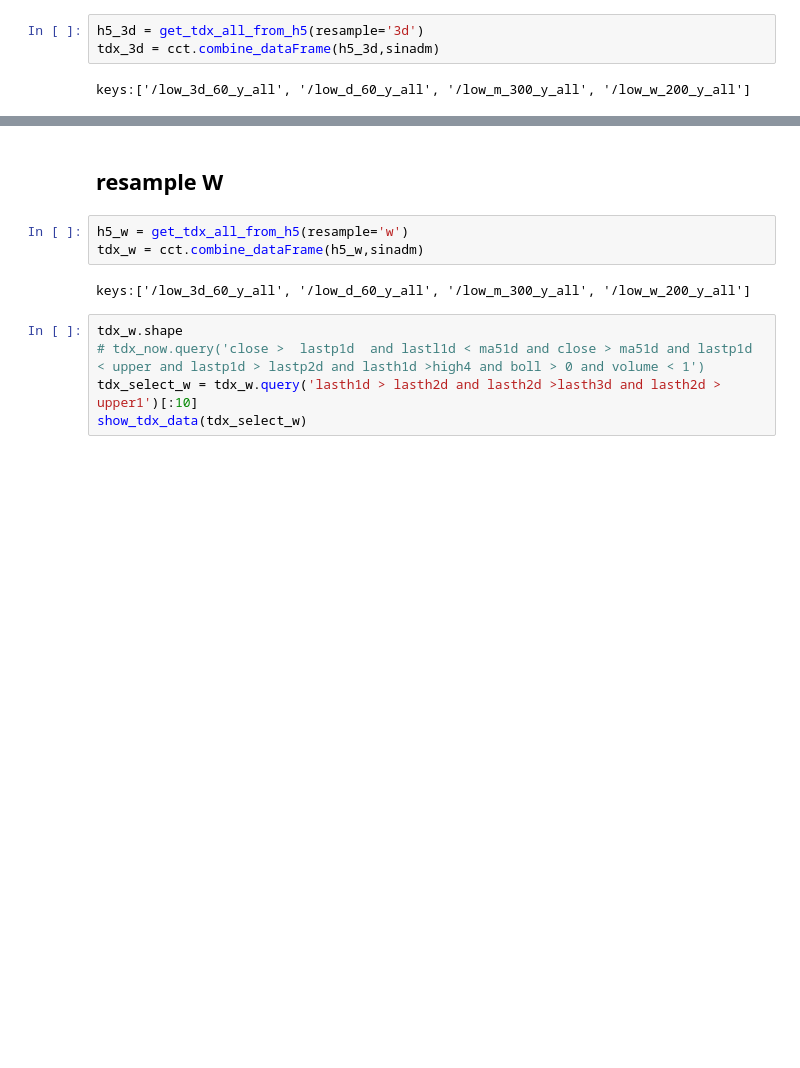
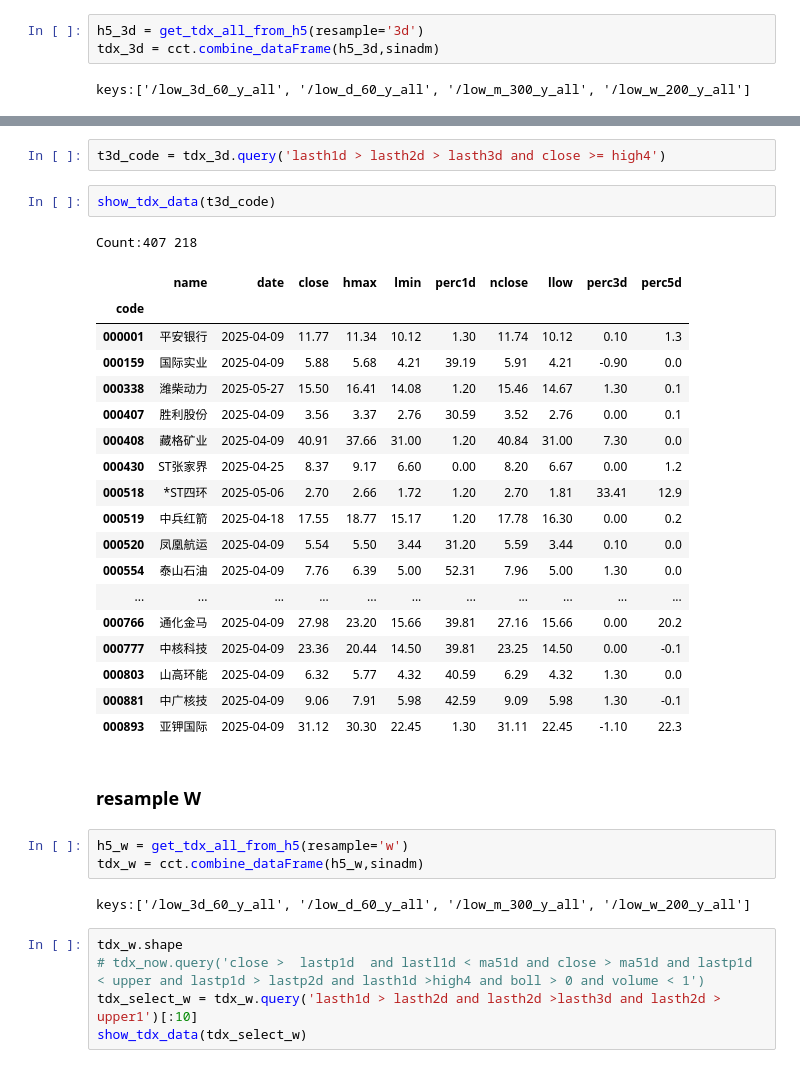
Before and after one commit to johnsonhongyi/pyQuant3, a Jupyter notebook: stock/jupyterAlgo/Quant2023/resample-monitor.ipynb, the cells around one changed output, grey strips where cells are left out. Saved outputs shown, nothing was run; the diff lists cells and outputs as text; blank space fills up the shorter version.

```diff
--- a/stock/jupyterAlgo/Quant2023/resample-monitor.ipynb
+++ b/stock/jupyterAlgo/Quant2023/resample-monitor.ipynb
@@ -346,5 +354,29 @@ Count:10 217
+# %%
+t3d_code = tdx_3d.query('lasth1d > lasth2d > lasth3d and close >= high4')
+# %%
+show_tdx_data(t3d_code)
+# %% [output]
+Count:407 218
+|  | name | date | close | hmax | lmin | perc1d | nclose | llow | perc3d | perc5d |
+| code |  |  |  |  |  |  |  |  |  |  |
+| 000001 | 平安银行 | 2025-04-09 | 11.77 | 11.34 | 10.12 | 1.30 | 11.74 | 10.12 | 0.10 | 1.3 |
+| 000159 | 国际实业 | 2025-04-09 | 5.88 | 5.68 | 4.21 | 39.19 | 5.91 | 4.21 | -0.90 | 0.0 |
+| 000338 | 潍柴动力 | 2025-05-27 | 15.50 | 16.41 | 14.08 | 1.20 | 15.46 | 14.67 | 1.30 | 0.1 |
+| 000407 | 胜利股份 | 2025-04-09 | 3.56 | 3.37 | 2.76 | 30.59 | 3.52 | 2.76 | 0.00 | 0.1 |
+| 000408 | 藏格矿业 | 2025-04-09 | 40.91 | 37.66 | 31.00 | 1.20 | 40.84 | 31.00 | 7.30 | 0.0 |
+| 000430 | ST张家界 | 2025-04-25 | 8.37 | 9.17 | 6.60 | 0.00 | 8.20 | 6.67 | 0.00 | 1.2 |
+| 000518 | *ST四环 | 2025-05-06 | 2.70 | 2.66 | 1.72 | 1.20 | 2.70 | 1.81 | 33.41 | 12.9 |
+| 000519 | 中兵红箭 | 2025-04-18 | 17.55 | 18.77 | 15.17 | 1.20 | 17.78 | 16.30 | 0.00 | 0.2 |
+| 000520 | 凤凰航运 | 2025-04-09 | 5.54 | 5.50 | 3.44 | 31.20 | 5.59 | 3.44 | 0.10 | 0.0 |
+| 000554 | 泰山石油 | 2025-04-09 | 7.76 | 6.39 | 5.00 | 52.31 | 7.96 | 5.00 | 1.30 | 0.0 |
+| ... | ... | ... | ... | ... | ... | ... | ... | ... | ... | ... |
+| 000766 | 通化金马 | 2025-04-09 | 27.98 | 23.20 | 15.66 | 39.81 | 27.16 | 15.66 | 0.00 | 20.2 |
+| 000777 | 中核科技 | 2025-04-09 | 23.36 | 20.44 | 14.50 | 39.81 | 23.25 | 14.50 | 0.00 | -0.1 |
+| 000803 | 山高环能 | 2025-04-09 | 6.32 | 5.77 | 4.32 | 40.59 | 6.29 | 4.32 | 1.30 | 0.0 |
+| 000881 | 中广核技 | 2025-04-09 | 9.06 | 7.91 | 5.98 | 42.59 | 9.09 | 5.98 | 1.30 | -0.1 |
+| 000893 | 亚钾国际 | 2025-04-09 | 31.12 | 30.30 | 22.45 | 1.30 | 31.11 | 22.45 | -1.10 | 22.3 |
 # %% [markdown]
-## resample W
+### resample W
 # %%
 h5_w = get_tdx_all_from_h5(resample='w')
 tdx_w = cct.combine_dataFrame(h5_w,sinadm)
```
Also changed, not shown: parts of 17 cells of this notebook.
